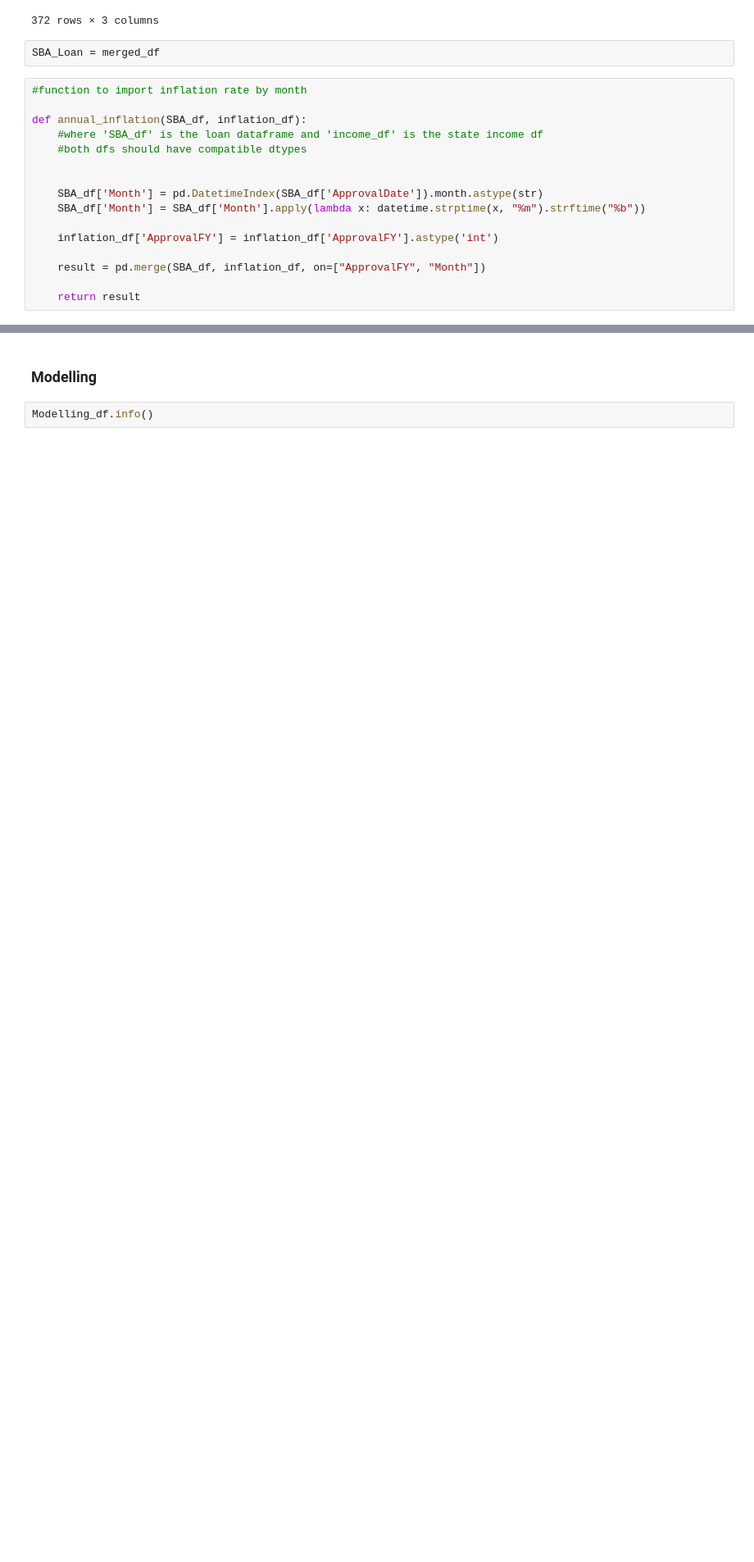
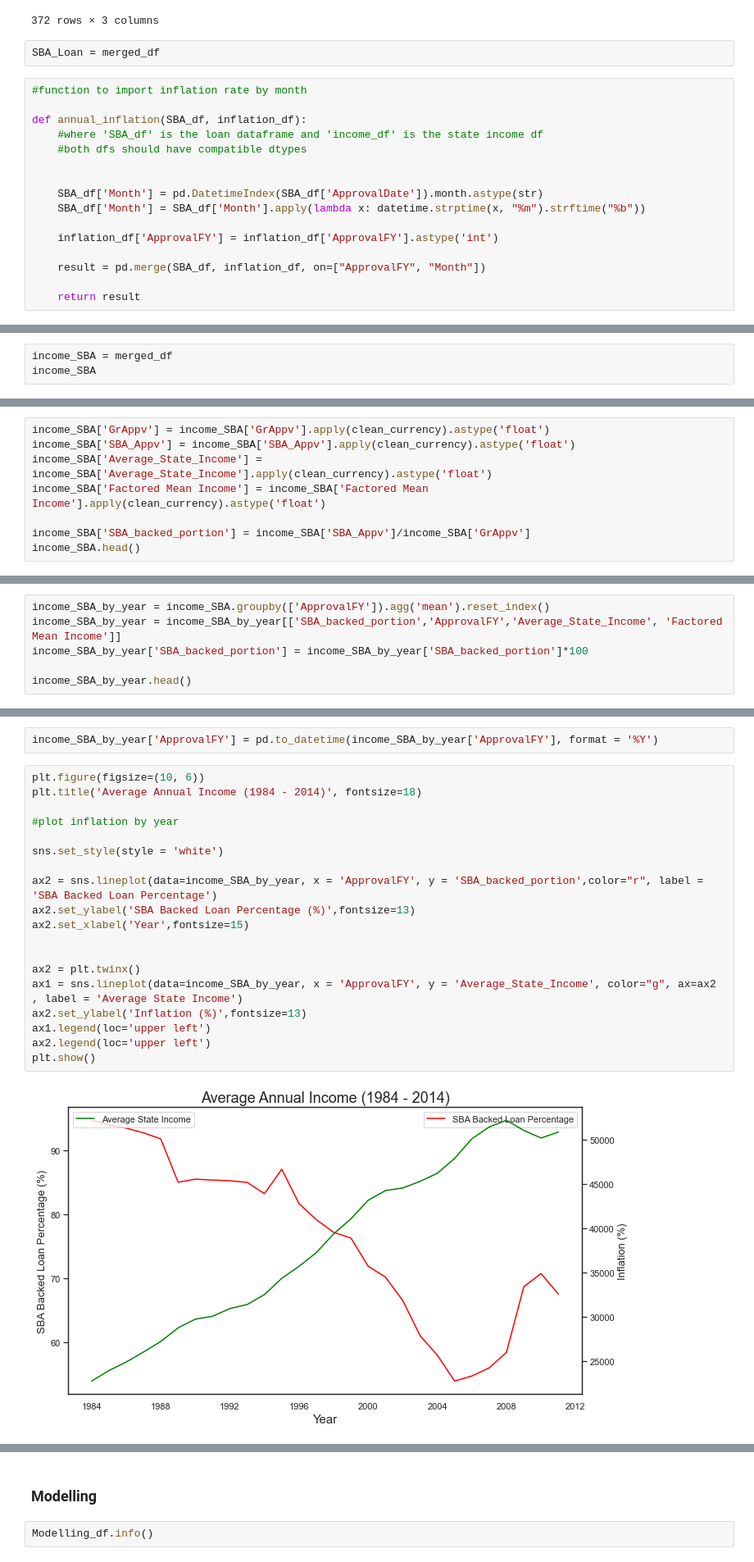
Before and after one commit to CIV2T1PEY/CIV1498-Group-Project, a Jupyter notebook: Final.ipynb, the cells around one changed output, grey strips where cells are left out. Shown at 82% size. Cells and saved outputs as stored; diff of their text form; blank space fills up the shorter version.

```diff
--- a/Final.ipynb
+++ b/Final.ipynb
@@ -1835,0 +1959,3 @@ SBA_Loan_inflation.head()
+# %%
+income_SBA = merged_df
+income_SBA
@@ -1835,0 +1976,8 @@ SBA_Loan_inflation.head()
+# %%
+income_SBA['GrAppv'] = income_SBA['GrAppv'].apply(clean_currency).astype('float')
+income_SBA['SBA_Appv'] = income_SBA['SBA_Appv'].apply(clean_currency).astype('float')
+income_SBA['Average_State_Income'] = income_SBA['Average_State_Income'].apply(clean_currency).astype('float')
+income_SBA['Factored Mean Income'] = income_SBA['Factored Mean Income'].apply(clean_currency).astype('float')
+
+income_SBA['SBA_backed_portion'] = income_SBA['SBA_Appv']/income_SBA['GrAppv']
+income_SBA.head()
@@ -1835,0 +1992,6 @@ SBA_Loan_inflation.head()
+# %%
+income_SBA_by_year = income_SBA.groupby(['ApprovalFY']).agg('mean').reset_index()
+income_SBA_by_year = income_SBA_by_year[['SBA_backed_portion','ApprovalFY','Average_State_Income', 'Factored Mean Income']]
+income_SBA_by_year['SBA_backed_portion'] = income_SBA_by_year['SBA_backed_portion']*100
+
+income_SBA_by_year.head()
@@ -1835,0 +2005,23 @@ SBA_Loan_inflation.head()
+# %%
+income_SBA_by_year['ApprovalFY'] = pd.to_datetime(income_SBA_by_year['ApprovalFY'], format = '%Y')
+# %%
+plt.figure(figsize=(10, 6))
+plt.title('Average Annual Income (1984 - 2014)', fontsize=18)
+
+#plot inflation by year
+
+sns.set_style(style = 'white')
+
+ax2 = sns.lineplot(data=income_SBA_by_year, x = 'ApprovalFY', y = 'SBA_backed_portion',color="r", label = 'SBA Backed Loan Percentage')
+ax2.set_ylabel('SBA Backed Loan Percentage (%)',fontsize=13)
+ax2.set_xlabel('Year',fontsize=15)
+
+
+ax2 = plt.twinx()
+ax1 = sns.lineplot(data=income_SBA_by_year, x = 'ApprovalFY', y = 'Average_State_Income', color="g", ax=ax2 , label = 'Average State Income')
+ax2.set_ylabel('Inflation (%)',fontsize=13)
+ax1.legend(loc='upper left')
+ax2.legend(loc='upper left')
+plt.show()
+# %% [output]
+[figure, added]
```
Also changed, not shown: parts of 21 cells of this notebook.
